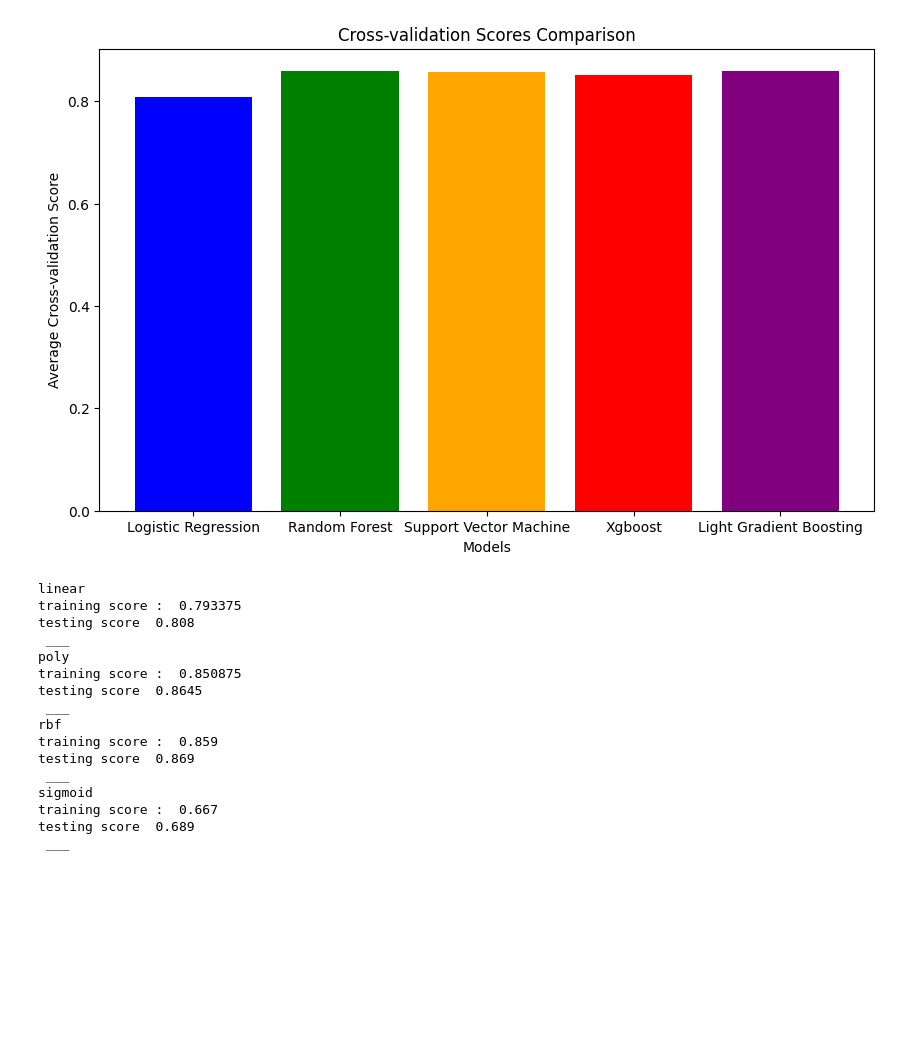
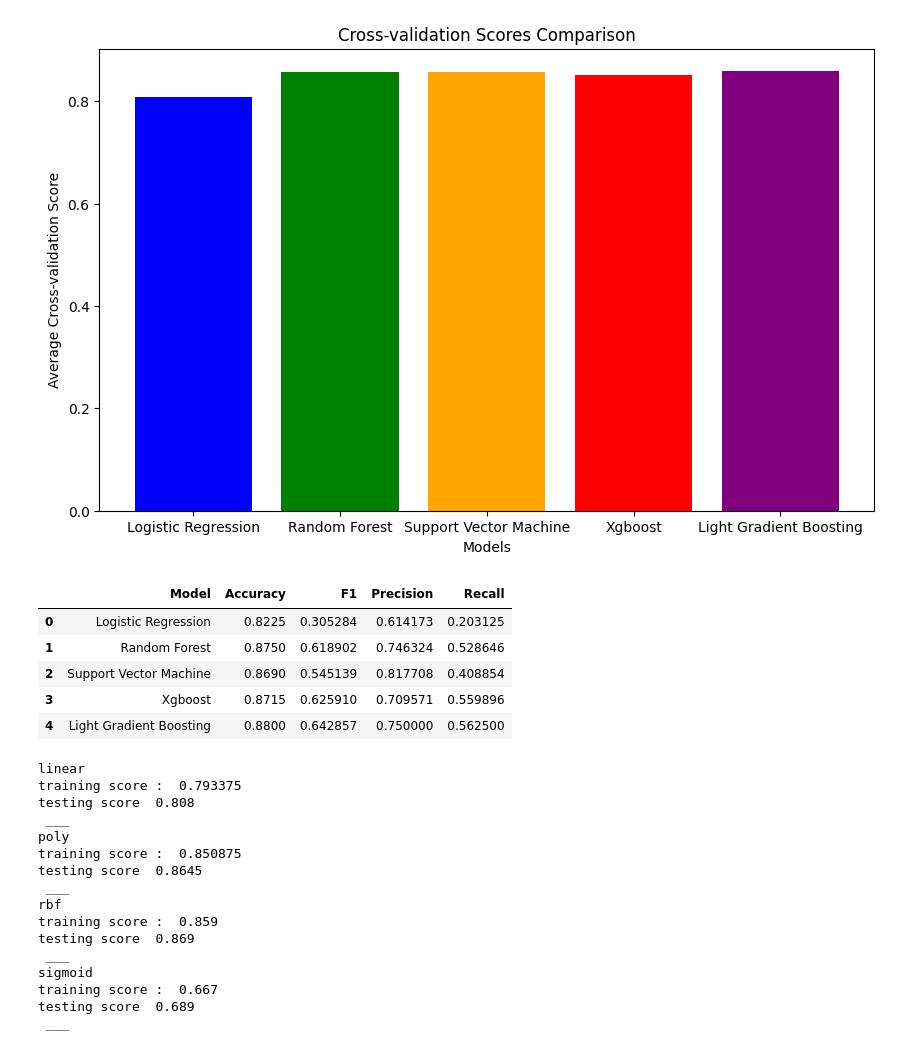
Before and after one commit to Murad-pitafi/Banks-Customer-Churn-Prediction, a Jupyter notebook: banks-churn-prediction.ipynb, the cells around one changed output. Cells and saved outputs as stored; diff of their text form; code cells hidden in the pictures; blank space fills up the shorter version.

```diff
--- a/banks-churn-prediction.ipynb
+++ b/banks-churn-prediction.ipynb
@@ -96,7 +98,7 @@ for i in banks.columns:
         num.append(i)
 # %%
 import matplotlib.pyplot as plt
-for i in cat:
-    plt.title(f'Distribution of {i}')
-    sns.countplot(x = i, data = banks)
-    plt.show()
+# for i in cat:
+#     plt.title(f'Distribution of {i}')
+#     sns.countplot(x = i, data = banks)
+#     plt.show()
@@ -107,5 +105,5 @@ for i in cat:
 # %%
-for i in num:
-    plt.title(f'Distribution of {i}')
-    sns.histplot(x = i, data = banks, bins = 20 , kde = True)
-    plt.show()
+# for i in num:
+#     plt.title(f'Distribution of {i}')
+#     sns.histplot(x = i, data = banks, bins = 20 , kde = True)
+#     plt.show()
@@ -245,3 +231,37 @@ plt.ylabel('Average Cross-validation Score')
 plt.show()
 # %% [output]
 [figure]
+# %%
+import pandas as pd
+
+results = []
+
+for model_name, model in models.items():
+    model.fit(xtrain, ytrain)
+    ypred = model.predict(xtest)
+    acc = accuracy_score(ytest, ypred)
+    f1 = f1_score(ytest, ypred)
+    prec = precision_score(ytest, ypred)
+    rec = recall_score(ytest, ypred)
+
+    model_results = {
+        'Model': model_name,
+        'Accuracy': acc,
+        'F1': f1,
+        'Precision': prec,
+        'Recall': rec
+    }
+
+
+    results.append(model_results)
+
+model_results = pd.DataFrame(results)
+
+model_results.head()
+# %% [output]
+|  | Model | Accuracy | F1 | Precision | Recall |
+| 0 | Logistic Regression | 0.8225 | 0.305284 | 0.614173 | 0.203125 |
+| 1 | Random Forest | 0.8750 | 0.618902 | 0.746324 | 0.528646 |
+| 2 | Support Vector Machine | 0.8690 | 0.545139 | 0.817708 | 0.408854 |
+| 3 | Xgboost | 0.8715 | 0.625910 | 0.709571 | 0.559896 |
+| 4 | Light Gradient Boosting | 0.8800 | 0.642857 | 0.750000 | 0.562500 |
```
Also changed, not shown: parts of 16 cells of this notebook.
